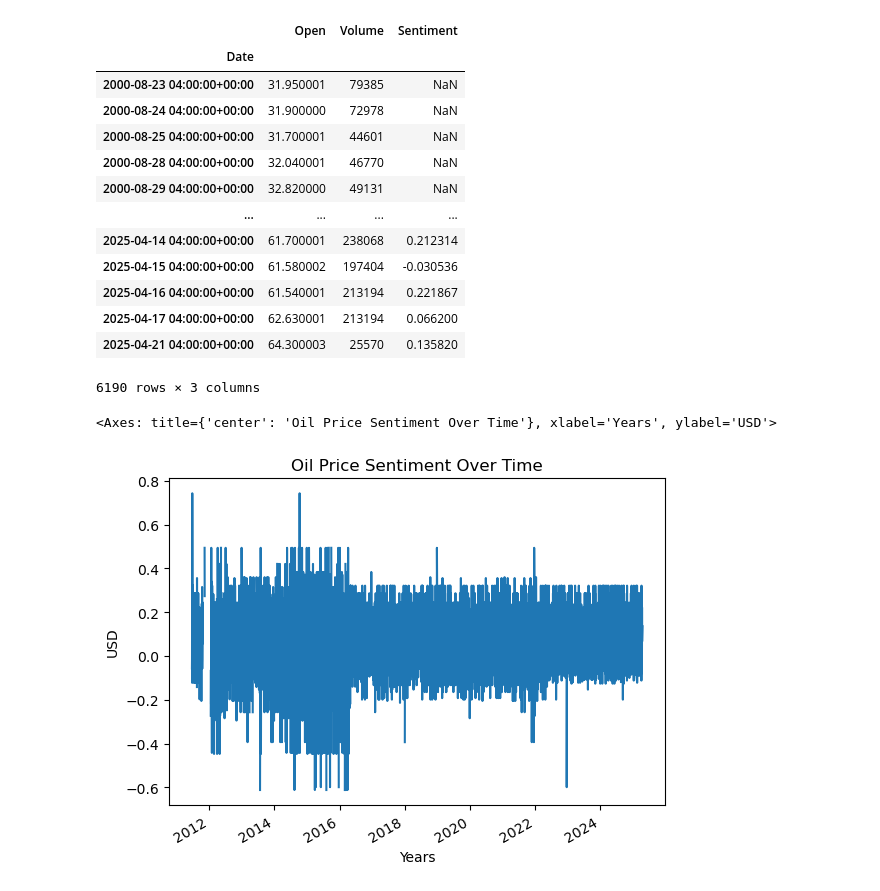
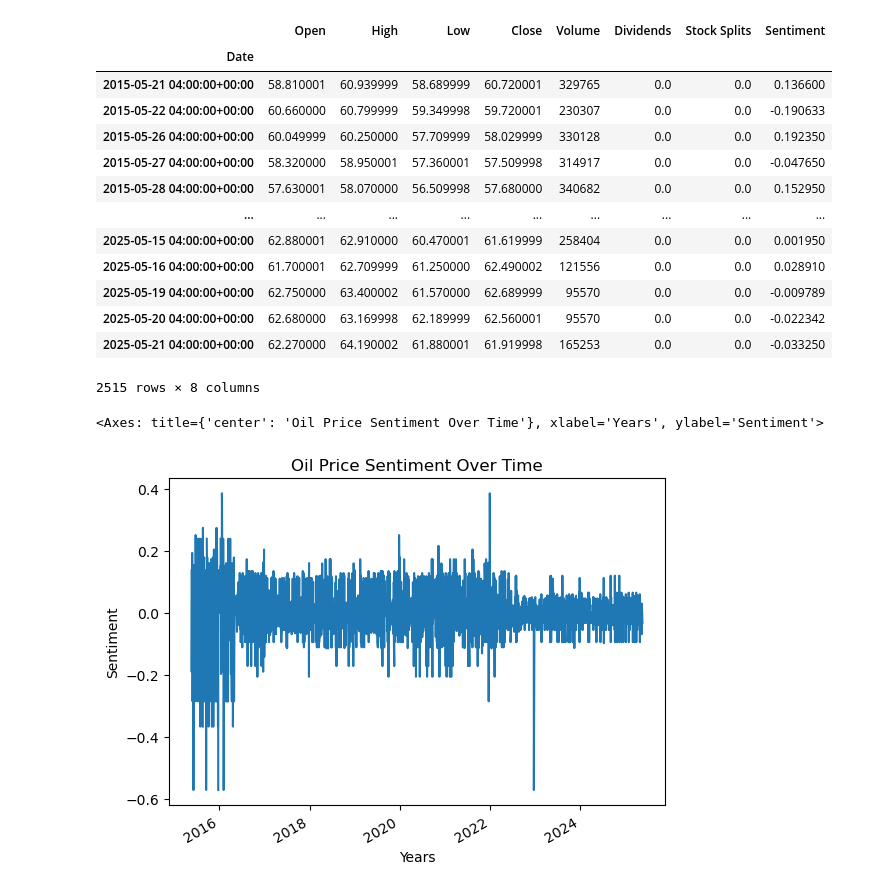
Before and after one commit to sid-081205/sentiment-project, a Jupyter notebook: data_collection.ipynb, the cells around one changed output. Saved outputs shown, nothing was run; the diff lists cells and outputs as text; code cells hidden in the pictures.

```diff
--- a/data_collection.ipynb
+++ b/data_collection.ipynb
@@ -14,3 +14,11 @@ import pytz
 import sqlite3
 # %% [output]
 [interactive output not drawn]
+# %%
+sentences = ["siddharth is v", "siddharth is the worst"]
+analyzer = SentimentIntensityAnalyzer()
+sentiments = []
+for sentence in sentences:
+    sentiments.append(str(analyzer.polarity_scores(sentence)))
+
+sentiments
@@ -17,9 +28,7 @@ import sqlite3
 # %%
 dat = yf.Ticker("CL=F") # oil futures are an accurate way to determine the effect of sentiment
 
-oil_df = dat.history(period="max")
-
-oil_df
+oil_df = dat.history(period="10y")
 
 oil_df['Open'].plot(title='Oil Future Prices Over Time', xlabel='Years', ylabel = "USD")
 # %% [output]
@@ -83,7 +116,7 @@ def get_sentiments(grouped_dict):
 base_url = "https://oilprice.com/Latest-Energy-News/World-News/Page-{}.html"
 
 all_news = {}
-for i in range(1, 1147): #takes a long time to load :)
+for i in range(1, 1159): #takes a long time to load - DO NOT RUN AGAIN:)
     all_news.update(get_sentiments(get_news(base_url.format(i))))
 
 sentiment_df = pd.DataFrame.from_dict(all_news, orient='index', columns=['Aggregate Sentiment'])
@@ -106,5 +160,6 @@ sentiment_df
 # %%
 # pandas is lovely, it alligns everything by date, makes it easy to combine the databases - saving to a csv because my sql isn't working???
+
 
 oil_df.index = pd.to_datetime(oil_df.index, utc=True)
 sentiment_df.index = pd.to_datetime(sentiment_df.index, utc=True)
@@ -113,18 +168,18 @@ oil_df['Sentiment'] = sentiment_df['Aggregate Sentiment']
 
 oil_df
 # %% [output]
-|  | Open | Volume | Sentiment |
-| Date |  |  |  |
-| 2000-08-23 04:00:00+00:00 | 31.950001 | 79385 | NaN |
-| 2000-08-24 04:00:00+00:00 | 31.900000 | 72978 | NaN |
-| 2000-08-25 04:00:00+00:00 | 31.700001 | 44601 | NaN |
-| 2000-08-28 04:00:00+00:00 | 32.040001 | 46770 | NaN |
-| 2000-08-29 04:00:00+00:00 | 32.820000 | 49131 | NaN |
-| ... | ... | ... | ... |
-| 2025-04-14 04:00:00+00:00 | 61.700001 | 238068 | 0.212314 |
-| 2025-04-15 04:00:00+00:00 | 61.580002 | 197404 | -0.030536 |
-| 2025-04-16 04:00:00+00:00 | 61.540001 | 213194 | 0.221867 |
-| 2025-04-17 04:00:00+00:00 | 62.630001 | 213194 | 0.066200 |
-| 2025-04-21 04:00:00+00:00 | 64.300003 | 25570 | 0.135820 |
+|  | Open | High | Low | Close | Volume | Dividends | Stock Splits | Sentiment |
+| Date |  |  |  |  |  |  |  |  |
+| 2015-05-21 04:00:00+00:00 | 58.810001 | 60.939999 | 58.689999 | 60.720001 | 329765 | 0.0 | 0.0 | 0.136600 |
+| 2015-05-22 04:00:00+00:00 | 60.660000 | 60.799999 | 59.349998 | 59.720001 | 230307 | 0.0 | 0.0 | -0.190633 |
+| 2015-05-26 04:00:00+00:00 | 60.049999 | 60.250000 | 57.709999 | 58.029999 | 330128 | 0.0 | 0.0 | 0.192350 |
+| 2015-05-27 04:00:00+00:00 | 58.320000 | 58.950001 | 57.360001 | 57.509998 | 314917 | 0.0 | 0.0 | -0.047650 |
+| 2015-05-28 04:00:00+00:00 | 57.630001 | 58.070000 | 56.509998 | 57.680000 | 340682 | 0.0 | 0.0 | 0.152950 |
+| ... | ... | ... | ... | ... | ... | ... | ... | ... |
+| 2025-05-15 04:00:00+00:00 | 62.880001 | 62.910000 | 60.470001 | 61.619999 | 258404 | 0.0 | 0.0 | 0.001950 |
+| 2025-05-16 04:00:00+00:00 | 61.700001 | 62.709999 | 61.250000 | 62.490002 | 121556 | 0.0 | 0.0 | 0.028910 |
+| 2025-05-19 04:00:00+00:00 | 62.750000 | 63.400002 | 61.570000 | 62.689999 | 95570 | 0.0 | 0.0 | -0.009789 |
+| 2025-05-20 04:00:00+00:00 | 62.680000 | 63.169998 | 62.189999 | 62.560001 | 95570 | 0.0 | 0.0 | -0.022342 |
+| 2025-05-21 04:00:00+00:00 | 62.270000 | 64.190002 | 61.880001 | 61.919998 | 165253 | 0.0 | 0.0 | -0.033250 |
-6190 rows × 3 columns
+2515 rows × 8 columns
 # %%
@@ -132,5 +187,7 @@ oil_df.to_csv("oil_data.csv")
 # %%
-oil_df['Sentiment'].plot(title='Oil Price Sentiment Over Time', xlabel='Years', ylabel = "USD")
+oil_df['Sentiment'].plot(title='Oil Price Sentiment Over Time', xlabel='Years', ylabel = "Sentiment")
+
+# wow this is not what i expected
 # %% [output]
-<Axes: title={'center': 'Oil Price Sentiment Over Time'}, xlabel='Years', ylabel='USD'>
+<Axes: title={'center': 'Oil Price Sentiment Over Time'}, xlabel='Years', ylabel='Sentiment'>
-[figure, old version]
+[figure, new version]
```
Also changed, not shown: parts of 8 cells of this notebook, 3 other files.
